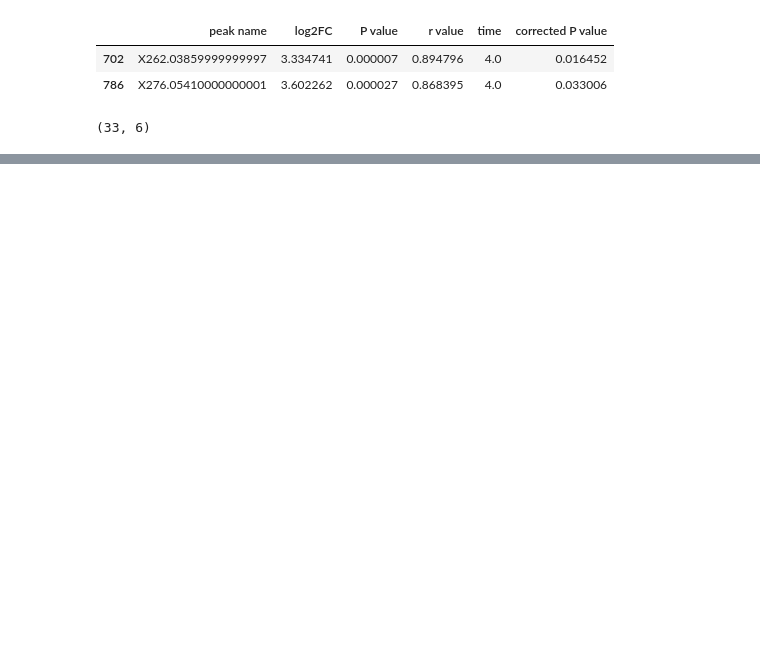
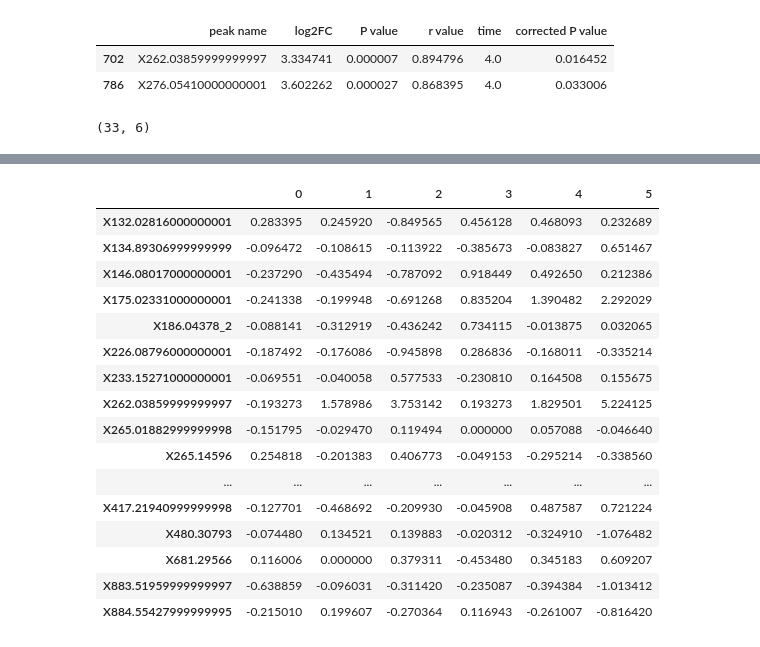
Before and after one commit to adelomana/HUVECs, a Jupyter notebook: Fig.4.untargeted/patient-specific/patient_specific_dose_responders.ipynb, the cells around one changed output, grey strips where cells are left out. Cells and saved outputs as stored; diff of their text form; code cells hidden in the pictures; blank space fills up the shorter version.

```diff
--- a/Fig.4.untargeted/patient-specific/patient_specific_dose_responders.ipynb
+++ b/Fig.4.untargeted/patient-specific/patient_specific_dose_responders.ipynb
@@ -211,0 +267,21 @@ rtinfo.head()
+# %%
+hd = pandas.DataFrame.from_dict(heatmap_data).transpose().sort_index()
+hd
+# %% [output]
+|  | 0 | 1 | 2 | 3 | 4 | 5 |
+| X132.02816000000001 | 0.283395 | 0.245920 | -0.849565 | 0.456128 | 0.468093 | 0.232689 |
+| X134.89306999999999 | -0.096472 | -0.108615 | -0.113922 | -0.385673 | -0.083827 | 0.651467 |
+| X146.08017000000001 | -0.237290 | -0.435494 | -0.787092 | 0.918449 | 0.492650 | 0.212386 |
+| X175.02331000000001 | -0.241338 | -0.199948 | -0.691268 | 0.835204 | 1.390482 | 2.292029 |
+| X186.04378_2 | -0.088141 | -0.312919 | -0.436242 | 0.734115 | -0.013875 | 0.032065 |
+| X226.08796000000001 | -0.187492 | -0.176086 | -0.945898 | 0.286836 | -0.168011 | -0.335214 |
+| X233.15271000000001 | -0.069551 | -0.040058 | 0.577533 | -0.230810 | 0.164508 | 0.155675 |
+| X262.03859999999997 | -0.193273 | 1.578986 | 3.753142 | 0.193273 | 1.829501 | 5.224125 |
+| X265.01882999999998 | -0.151795 | -0.029470 | 0.119494 | 0.000000 | 0.057088 | -0.046640 |
+| X265.14596 | 0.254818 | -0.201383 | 0.406773 | -0.049153 | -0.295214 | -0.338560 |
+| ... | ... | ... | ... | ... | ... | ... |
+| X417.21940999999998 | -0.127701 | -0.468692 | -0.209930 | -0.045908 | 0.487587 | 0.721224 |
+| X480.30793 | -0.074480 | 0.134521 | 0.139883 | -0.020312 | -0.324910 | -1.076482 |
+| X681.29566 | 0.116006 | 0.000000 | 0.379311 | -0.453480 | 0.345183 | 0.609207 |
+| X883.51959999999997 | -0.638859 | -0.096031 | -0.311420 | -0.235087 | -0.394384 | -1.013412 |
+| X884.55427999999995 | -0.215010 | 0.199607 | -0.270364 | 0.116943 | -0.261007 | -0.816420 |
```
Also changed, not shown: parts of 9 cells of this notebook.
